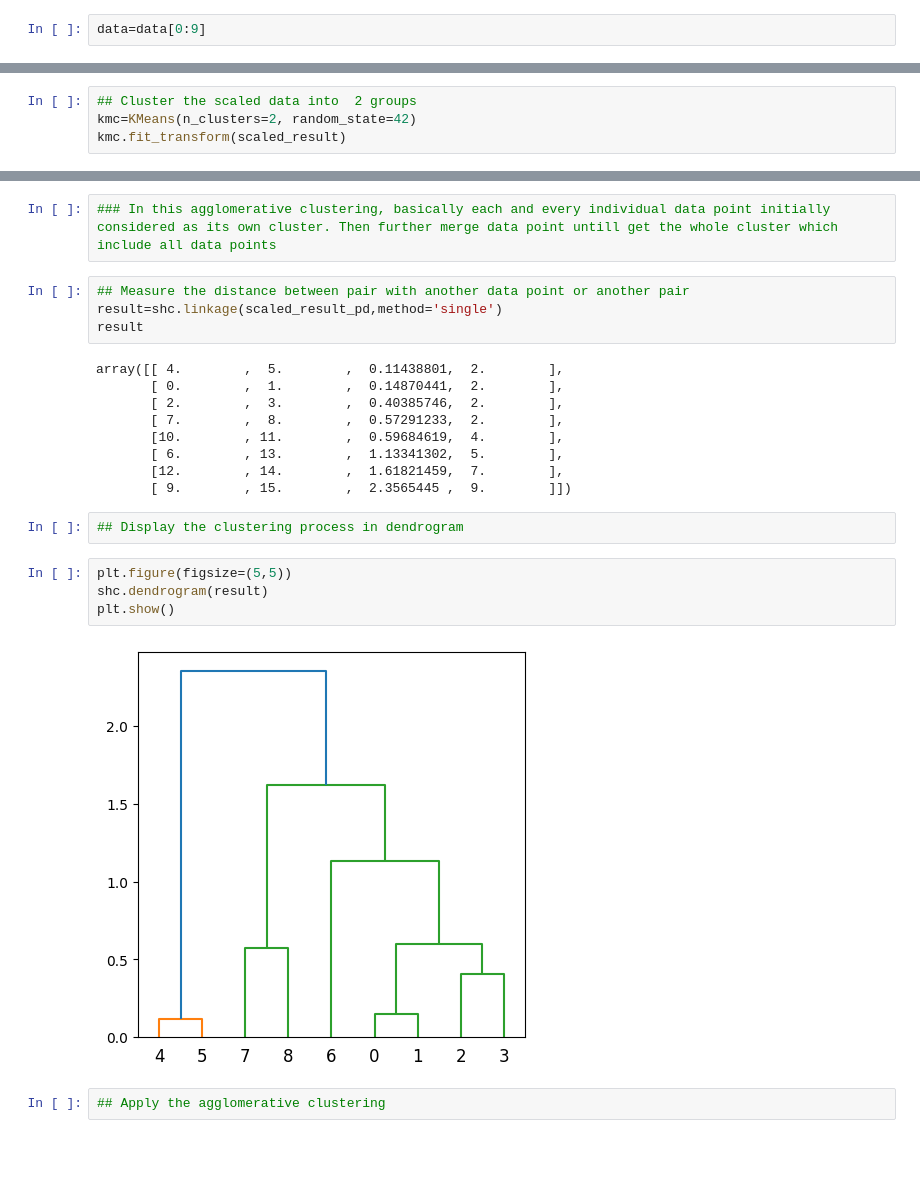
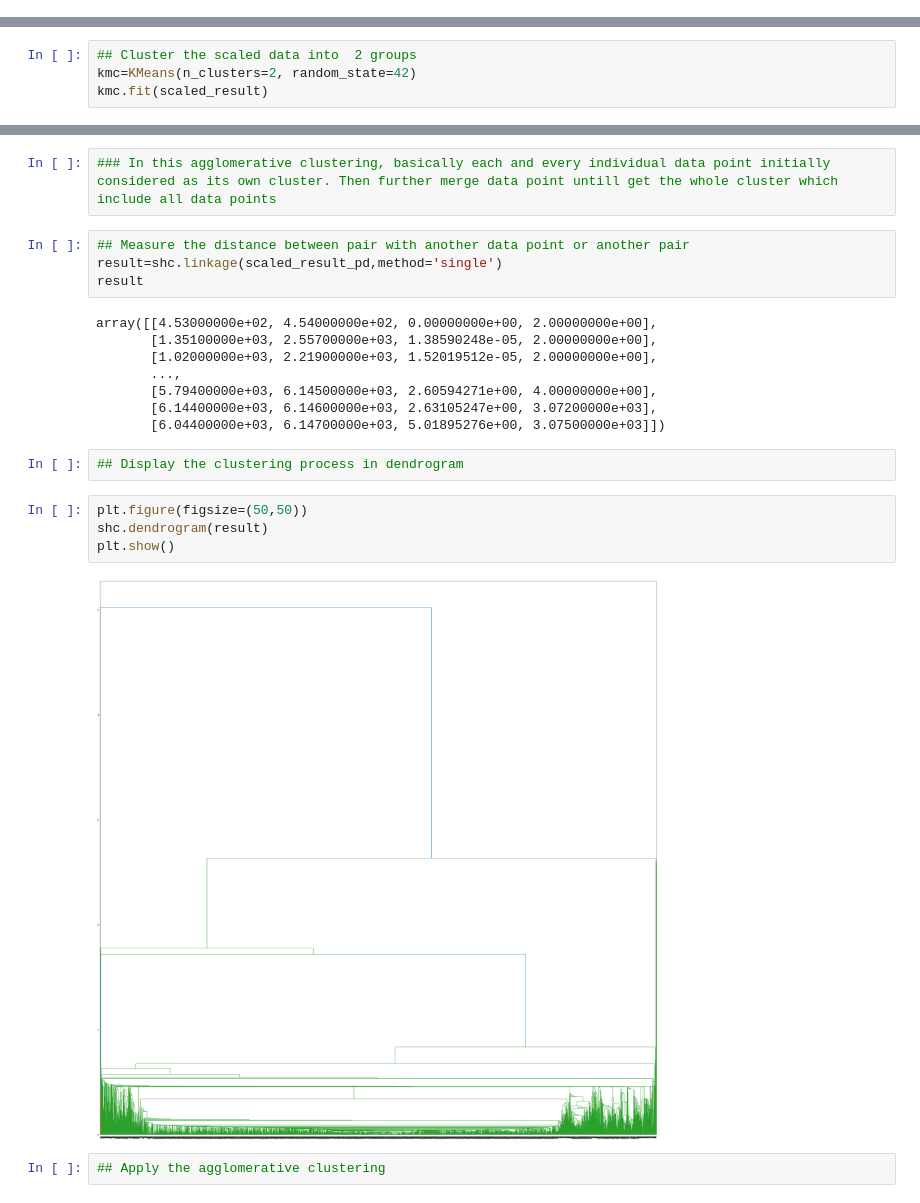
Before and after one commit to savindumahasen/Credict-Card-Fraud-Detection, a Jupyter notebook: creditcardfrauddetection.ipynb, the cells around one changed output, grey strips where cells are left out. Drawn from its saved outputs; the diff is of its cells as text; blank space fills up the shorter version.

```diff
--- a/creditcardfrauddetection.ipynb
+++ b/creditcardfrauddetection.ipynb
@@ -22,5 +22,3 @@ data.head()
 | 2 | 3 | 3160041896 | 185.5 | 4823.0 | Y | 5 | ... |
 | 3 | 4 | 3160141996 | 185.5 | 5008.5 | Y | 8 | ... |
 | 4 | 5 | 3160241992 | 500.0 | 26000.0 | N | 0 | ... |
-# %%
-data=data[0:9]
@@ -568,5 +588,5 @@ array([[-1.00671179, -0.91091618, -0.26886643],
 # %%
 ## Cluster the scaled data into  2 groups
 kmc=KMeans(n_clusters=2, random_state=42)
-kmc.fit_transform(scaled_result)
+kmc.fit(scaled_result)
 # %% [output]
@@ -901,22 +916,21 @@ scaled_result_pd.head()
 result=shc.linkage(scaled_result_pd,method='single')
 result
 # %% [output]
-array([[ 4.        ,  5.        ,  0.11438801,  2.        ],
-       [ 0.        ,  1.        ,  0.14870441,  2.        ],
-       [ 2.        ,  3.        ,  0.40385746,  2.        ],
-       [ 7.        ,  8.        ,  0.57291233,  2.        ],
-       [10.        , 11.        ,  0.59684619,  4.        ],
-       [ 6.        , 13.        ,  1.13341302,  5.        ],
-       [12.        , 14.        ,  1.61821459,  7.        ],
-       [ 9.        , 15.        ,  2.3565445 ,  9.        ]])
+array([[4.53000000e+02, 4.54000000e+02, 0.00000000e+00, 2.00000000e+00],
+       [1.35100000e+03, 2.55700000e+03, 1.38590248e-05, 2.00000000e+00],
+       [1.02000000e+03, 2.21900000e+03, 1.52019512e-05, 2.00000000e+00],
+       ...,
+       [5.79400000e+03, 6.14500000e+03, 2.60594271e+00, 4.00000000e+00],
+       [6.14400000e+03, 6.14600000e+03, 2.63105247e+00, 3.07200000e+03],
+       [6.04400000e+03, 6.14700000e+03, 5.01895276e+00, 3.07500000e+03]])
 # %%
 ## Display the clustering process in dendrogram
 # %%
-plt.figure(figsize=(5,5))
+plt.figure(figsize=(50,50))
 shc.dendrogram(result)
 plt.show()
 # %% [output]
-[figure, old version]
+[figure, new version]
 # %%
 ## Apply the agglomerative clustering
 # %%
```
Also changed, not shown: parts of 34 cells of this notebook.
